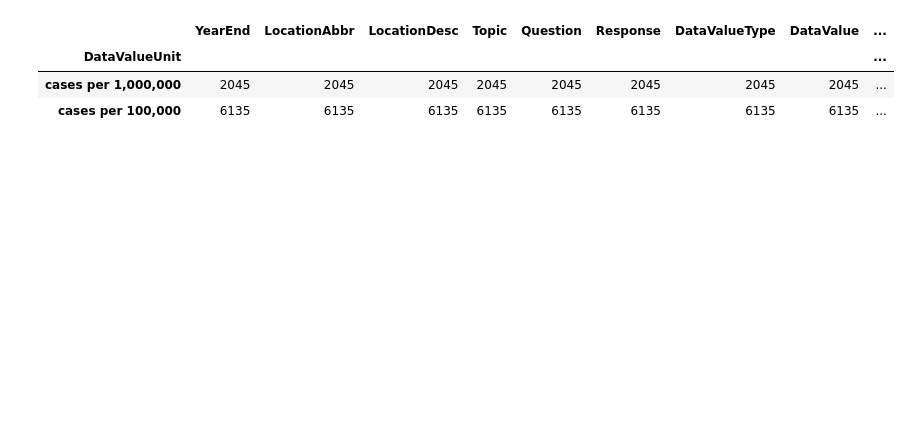
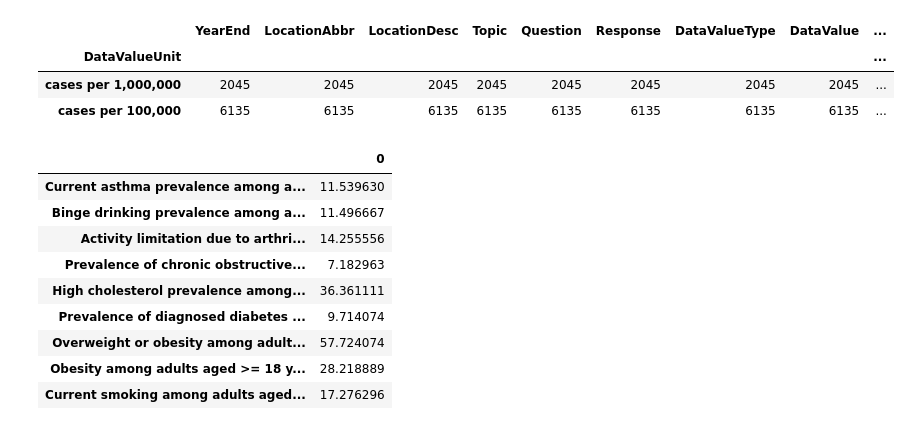
Before and after one commit to ByronIAllen/DataAnalysis_Project1, a Jupyter notebook: demo_book.ipynb, the cells around one changed output. Cells and saved outputs as stored; diff of their text form; code cells hidden in the pictures; blank space fills up the shorter version.

```diff
--- a/demo_book.ipynb
+++ b/demo_book.ipynb
@@ -211,0 +188,38 @@ avg_mort_df = avg_mort_df.append(mm_mort, ignore_index=True)
+# %%
+fem_asth_prev_val = fem_asth_prev["DataValue"].astype(float)
+fem_alc_prev_val = fem_alc_prev["DataValue"].astype(float)
+fem_arth_prev_val = fem_arth_prev["DataValue"].astype(float)
+fem_opd_prev_val = fem_opd_prev["DataValue"].astype(float)
+fem_chol_prev_val = fem_chol_prev["DataValue"].astype(float)
+fem_diab_prev_val = fem_diab_prev["DataValue"].astype(float)
+fem_owob_prev_val = fem_owob_prev["DataValue"].astype(float)
+fem_ob_prev_val =  fem_ob_prev["DataValue"].astype(float)
+fem_tobac_prev_val = fem_tobac_prev["DataValue"].astype(float)
+
+fem_cld_mort_val = fem_cld_mort["DataValue"]
+fem_asth_mort_val = fem_asth_mort["DataValue"]
+fem_crcc_mort_val = fem_crcc_mort["DataValue"]
+fem_lbc_mort_val = fem_lbc_mort["DataValue"]
+fem_oc_mort_val = fem_oc_mort["DataValue"]
+fem_ic_mort_val = fem_ic_mort["DataValue"]
+fem_cvd_mort_val = fem_cvd_mort["DataValue"]
+fem_diab_mort_val = fem_diab_mort["DataValue"]
+
+overall_asth_prev_val = overall_asth_prev["DataValue"].astype(float)
+overall_alc_prev_val = overall_alc_prev["DataValue"].astype(float)
+overall_arth_prev_val = overall_arth_prev["DataValue"].astype(float)
+overall_opd_prev_val = overall_opd_prev["DataValue"].astype(float)
+overall_chol_prev_val = overall_chol_prev["DataValue"].astype(float)
+overall_diab_prev_val = overall_diab_prev["DataValue"].astype(float)
+overall_owob_prev_val = overall_owob_prev["DataValue"].astype(float)
+overall_ob_prev_val =  overall_ob_prev["DataValue"].astype(float)
+overall_tobac_prev_val = overall_tobac_prev["DataValue"].astype(float)
+
+overall_cld_mort_val = overall_cld_mort["DataValue"]
+overall_asth_mort_val = overall_asth_mort["DataValue"]
+overall_crcc_mort_val = overall_crcc_mort["DataValue"]
+overall_lbc_mort_val = overall_lbc_mort["DataValue"]
+overall_oc_mort_val = overall_oc_mort["DataValue"]
+overall_ic_mort_val = overall_ic_mort["DataValue"]
+overall_cvd_mort_val = overall_cvd_mort["DataValue"]
+overall_diab_mort_val = overall_diab_mort["DataValue"]
@@ -212,2 +272,17 @@ avg_mort_df = avg_mort_df.append(mm_mort, ignore_index=True)
+# %%
+avg_fem_prev_df = pd.DataFrame(fp_dict, columns=prev_topics)
+avg_fem_prev_df = avg_fem_prev_df.transpose()
+avg_fem_prev_df
+# %% [output]
+|  | 0 |
+| Current asthma prevalence among a... | 11.539630 |
+| Binge drinking prevalence among a... | 11.496667 |
+| Activity limitation due to arthri... | 14.255556 |
+| Prevalence of chronic obstructive... | 7.182963 |
+| High cholesterol prevalence among... | 36.361111 |
+| Prevalence of diagnosed diabetes ... | 9.714074 |
+| Overweight or obesity among adult... | 57.724074 |
+| Obesity among adults aged >= 18 y... | 28.218889 |
+| Current smoking among adults aged... | 17.276296 |
 # %%
 # Plot Time
```
Also changed, not shown: parts of 10 cells of this notebook, 2 other files.
